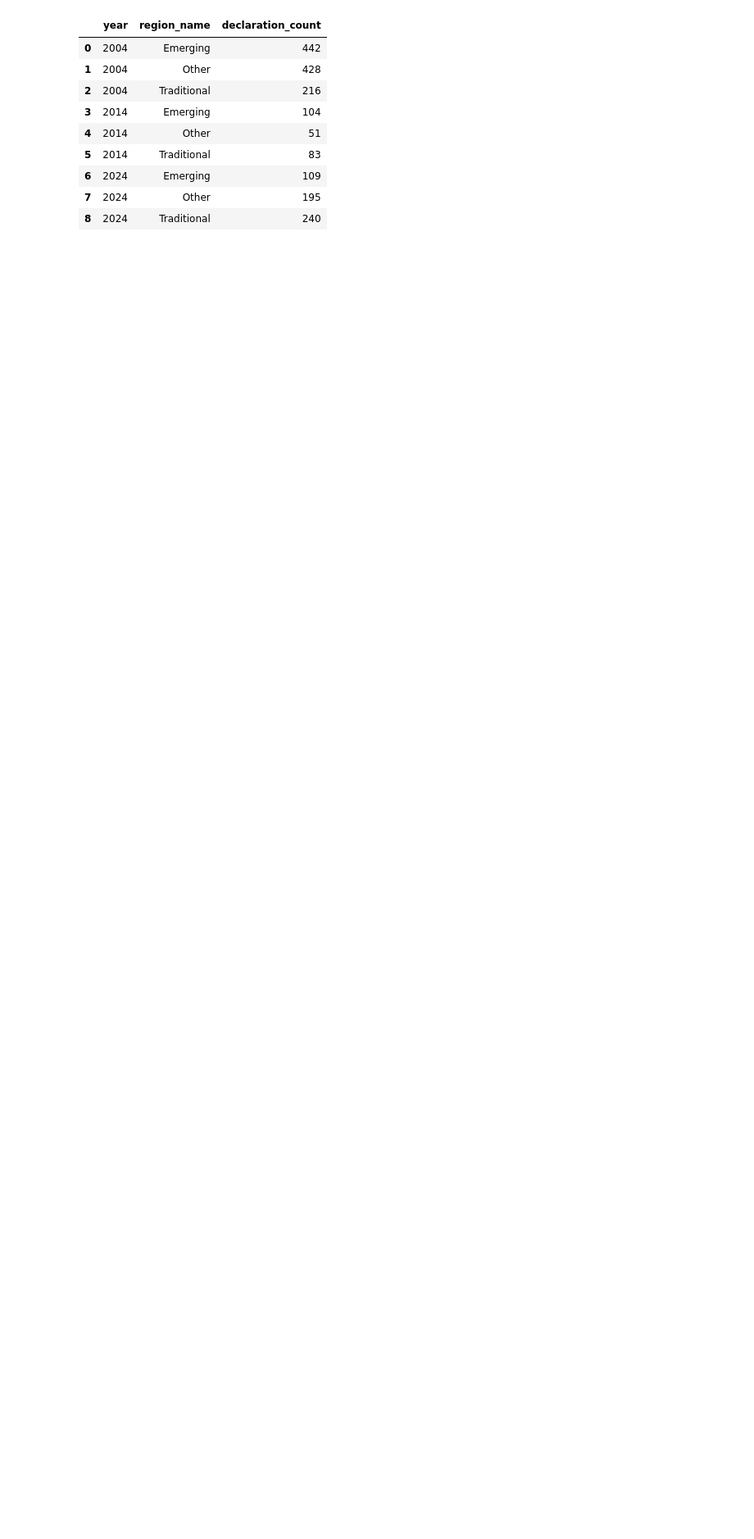
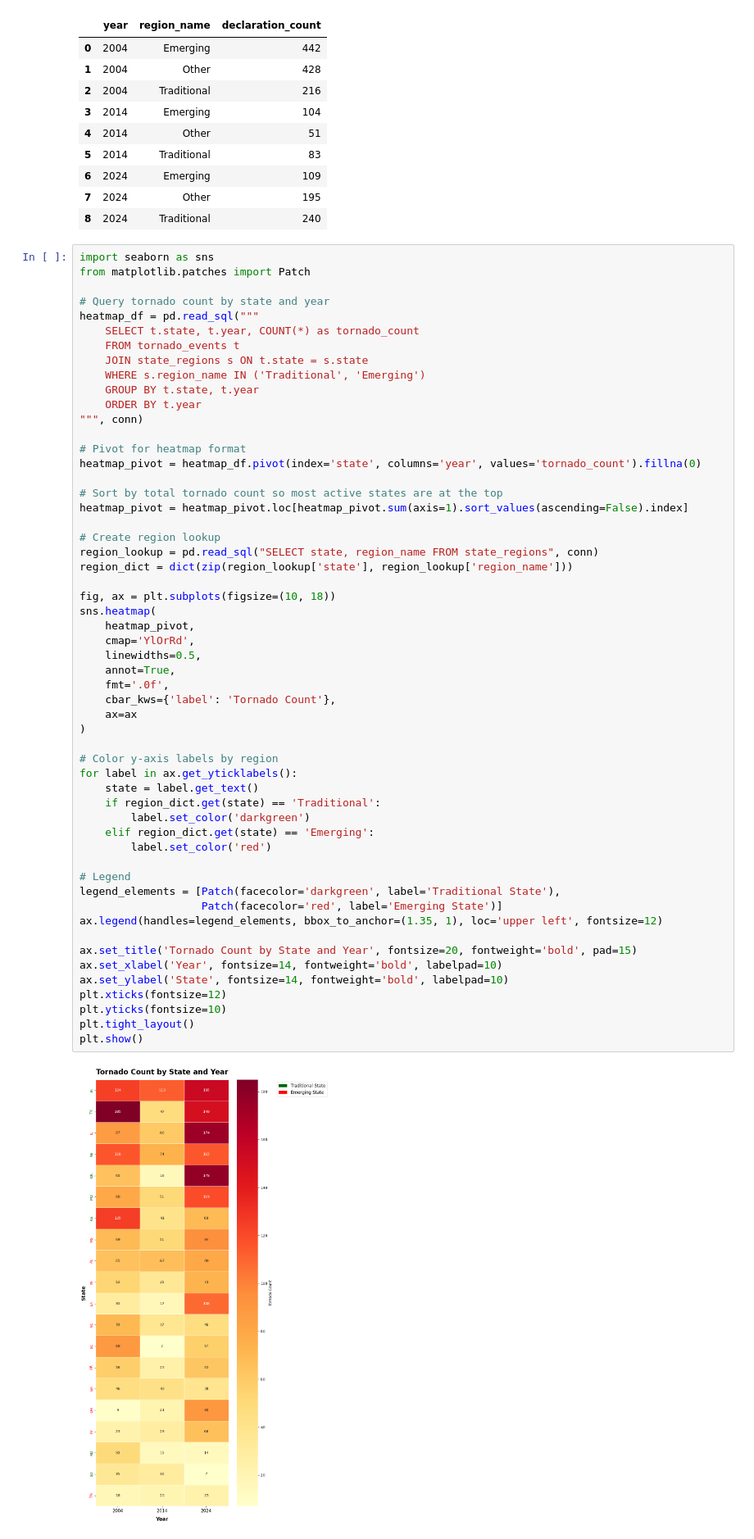
Before and after one commit to GregMiles054/Tornado_Strength_Geographic_Impact, a Jupyter notebook: Notebooks/Tornado_SQL_database.ipynb, the cells around one changed output. Shown at 82% size. Cells and saved outputs as stored; diff of their text form; blank space fills up the shorter version.

Commit message:
Uploaded heatmap under SQL database notebook

```diff
--- a/Notebooks/Tornado_SQL_database.ipynb
+++ b/Notebooks/Tornado_SQL_database.ipynb
@@ -136,3 +136,60 @@ pd.read_sql("""
 | 6 | 2024 | Emerging | 109 |
 | 7 | 2024 | Other | 195 |
 | 8 | 2024 | Traditional | 240 |
+# %%
+import seaborn as sns
+from matplotlib.patches import Patch
+
+# Query tornado count by state and year
+heatmap_df = pd.read_sql("""
+    SELECT t.state, t.year, COUNT(*) as tornado_count
+    FROM tornado_events t
+    JOIN state_regions s ON t.state = s.state
+    WHERE s.region_name IN ('Traditional', 'Emerging')
+    GROUP BY t.state, t.year
+    ORDER BY t.year
+""", conn)
+
+# Pivot for heatmap format
+heatmap_pivot = heatmap_df.pivot(index='state', columns='year', values='tornado_count').fillna(0)
+
+# Sort by total tornado count so most active states are at the top
+heatmap_pivot = heatmap_pivot.loc[heatmap_pivot.sum(axis=1).sort_values(ascending=False).index]
+
+# Create region lookup
+region_lookup = pd.read_sql("SELECT state, region_name FROM state_regions", conn)
+region_dict = dict(zip(region_lookup['state'], region_lookup['region_name']))
+
+fig, ax = plt.subplots(figsize=(10, 18))
+sns.heatmap(
+    heatmap_pivot,
+    cmap='YlOrRd',
+    linewidths=0.5,
+    annot=True,
+    fmt='.0f',
+    cbar_kws={'label': 'Tornado Count'},
+    ax=ax
+)
+
+# Color y-axis labels by region
+for label in ax.get_yticklabels():
+    state = label.get_text()
+    if region_dict.get(state) == 'Traditional':
+        label.set_color('darkgreen')
+    elif region_dict.get(state) == 'Emerging':
+        label.set_color('red')
+
+# Legend
+legend_elements = [Patch(facecolor='darkgreen', label='Traditional State'),
+                   Patch(facecolor='red', label='Emerging State')]
+ax.legend(handles=legend_elements, bbox_to_anchor=(1.35, 1), loc='upper left', fontsize=12)
+
+ax.set_title('Tornado Count by State and Year', fontsize=20, fontweight='bold', pad=15)
+ax.set_xlabel('Year', fontsize=14, fontweight='bold', labelpad=10)
+ax.set_ylabel('State', fontsize=14, fontweight='bold', labelpad=10)
+plt.xticks(fontsize=12)
+plt.yticks(fontsize=10)
+plt.tight_layout()
+plt.show()
+# %% [output]
+[figure, added]
```
Also changed, not shown: 1 other file.
